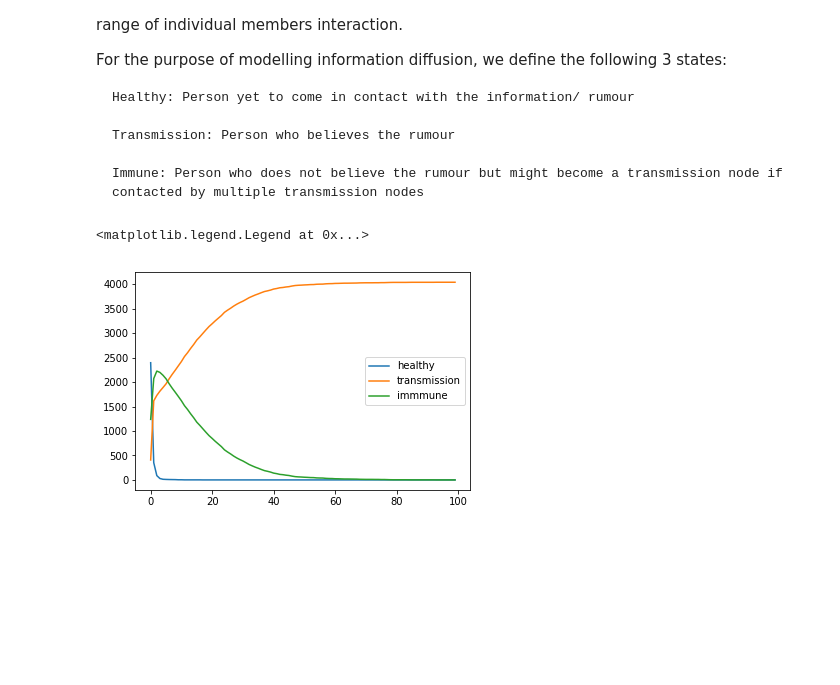
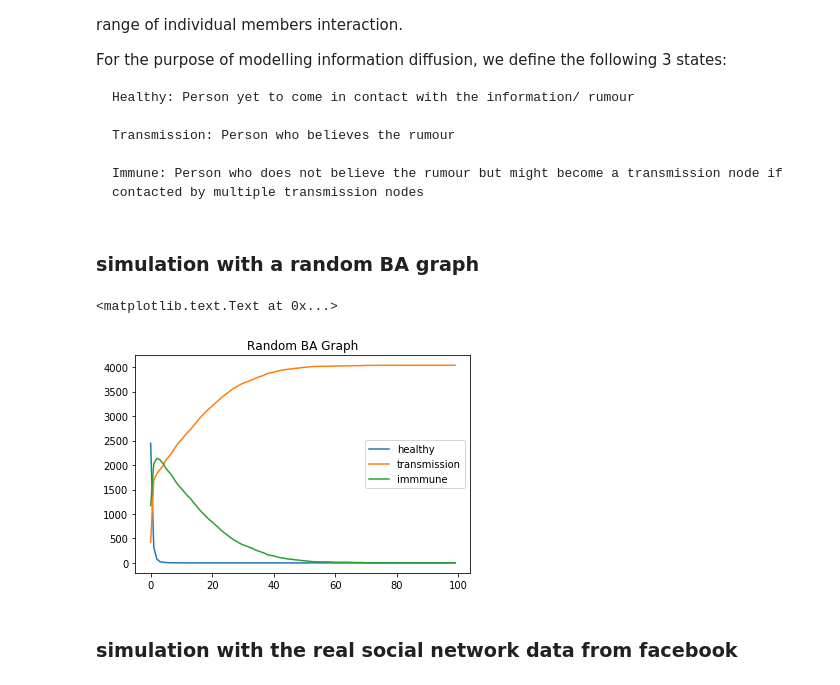
Before and after one commit to asrayousuf/InformationDiffusion, a Jupyter notebook: notebooks/Part-0-CA-Network.ipynb, the cells around one changed output. Saved outputs shown, nothing was run; the diff lists cells and outputs as text; code cells hidden in the pictures; blank space fills up the shorter version.

Commit message:
adding the read_graph function in the CA_model file. The plot with facebook data is also generated

```diff
--- a/notebooks/Part-0-CA-Network.ipynb
+++ b/notebooks/Part-0-CA-Network.ipynb
@@ -24,12 +24,15 @@ TRANSMISSION = 1
 IMMUNE = 2 # immune & inactive
 
 class social_network():
-    def __init__(self,  alpha=0.1,beta=0.3, n = 4000,name = "ws",):
+    def __init__(self,  alpha=0.1,beta=0.3, n = 4039,name = "ws"):
         # Generation of random graphs
         if name == "ws":# Watts–Strogatz Graph
             self.graph = nx.watts_strogatz_graph(n, k = 57, p=0.5)
         elif name == "ba":# Barabási–Albert Graph
             self.graph = nx.barabasi_albert_graph(n, m = 6)
+        elif name == "real": # The social network data from facebook
+            self.graph,n = self.read_graph(filename = "../data/facebook_combined.txt")
+
         init_dist=np.random.choice([TRANSMISSION,IMMUNE,HEALTH],
                          size = n,p=(alpha,beta,1-alpha-beta))
         # list of nodes group by status
@@ -38,6 +41,15 @@ class social_network():
         self.immmune_list = np.where(init_dist==IMMUNE)[0].tolist()
         for i in range(0,n):
             self.graph.node[i]['status'] = init_dist[i]
+
+    def read_graph(self,filename):
+        # reading real social network data into a Graph object
+        G = nx.Graph()
+        lines = [line.rstrip('\n') for line in open(filename, 'r')]
+        edge_list=list(map(lambda edge: [int(edge.split()[0]), int(edge.split()[1])], lines))
+        G.add_edges_from(edge_list)
+        n = G.number_of_nodes()
+        return G,n
 
 
     def recording_changing_immune(self):
@@ -106,18 +118,22 @@ class social_network():
         for i in range(n - 1):
             cnt_list.append(self.one_step(p1))
         return cnt_list
+# %% [markdown]
+### simulation with a random BA graph
 # %%
-# simulation with a random BA graph
-SN = social_network(name ="ba",alpha=0.1,beta=0.3, n = 4039)
+BA = social_network(name ="ba",alpha=0.1,beta=0.3, n = 4039)
 iteration_num = 100
-records=np.array(SN.iteration(n = iteration_num))
+records=np.array(BA.iteration(n = iteration_num))
 # %%
 # plotting the simulation result
 x=list(range(0,iteration_num))
 plt.plot(x, records[:,0].tolist(),label="healthy")
 plt.plot(x, records[:,1].tolist(),label="transmission")
 plt.plot(x, records[:,2].tolist(),label="immmune")
 plt.legend()
+plt.title("Random BA Graph")
 # %% [output]
-<matplotlib.legend.Legend at 0x...>
+<matplotlib.text.Text at 0x...>
-[figure, old version]
+[figure, new version]
+# %% [markdown]
+### simulation with the real social network data from facebook
```
Also changed, not shown: parts of 2 cells of this notebook.
